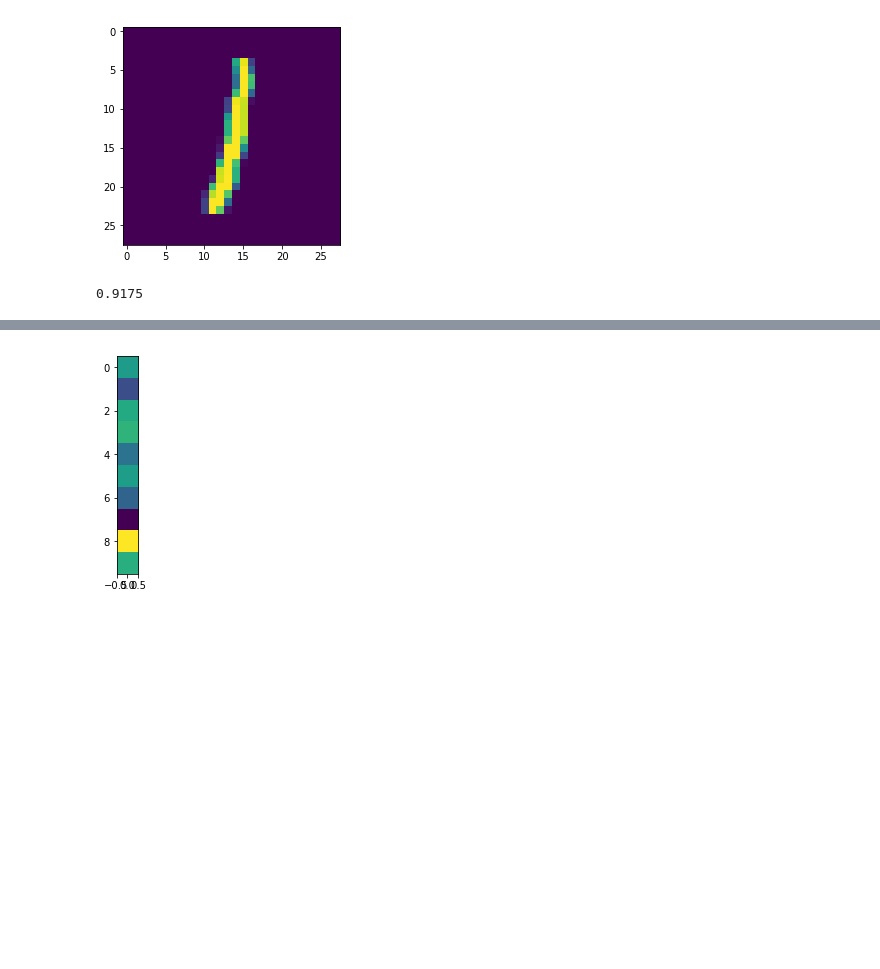
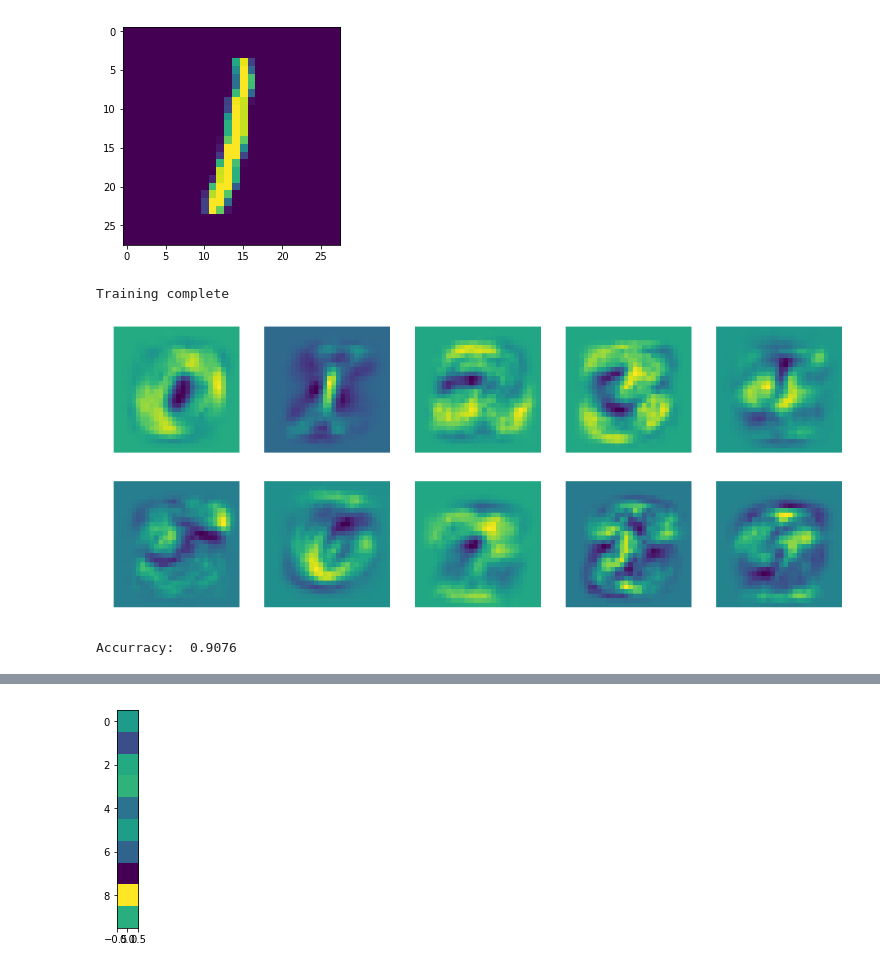
Before and after one commit to toronto-ai/workshops, a Jupyter notebook: python/tensorflow/TensorflowWorkshop.ipynb, the cells around one changed output, grey strips where cells are left out. Cells and saved outputs as stored; diff of their text form; code cells hidden in the pictures; blank space fills up the shorter version.

Commit message:
Tensorflow tutorial updated

```diff
--- a/python/tensorflow/TensorflowWorkshop.ipynb
+++ b/python/tensorflow/TensorflowWorkshop.ipynb
@@ -79,34 +91,58 @@ model_y   = tf.matmul(samples_x, weights_w) + biases_b
 # %%
+
+resetWeightsAndBias()
 
 cross_entropy = tf.reduce_mean(
       tf.nn.softmax_cross_entropy_with_logits(labels=labels_y, logits=model_y))
 
 
 # The raw formulation of cross-entropy,
 #
 #   tf.reduce_mean(-tf.reduce_sum(y_ * tf.log(tf.nn.softmax(y)),
 #                                 reduction_indices=[1]))
 #
 # can be numerically unstable.
 #
 # So here we use tf.nn.softmax_cross_entropy_with_logits on the raw
 # outputs of 'y', and then average across the batch.
 train_step = tf.train.GradientDescentOptimizer(0.5).minimize(cross_entropy)
 
+# This tensor will be used to display the weights as an image on screen.
+reshapedWeights = tf.reshape(tf.transpose(tf.slice(weights_w, [0,0], [784,10])), [10,28,28])
+
 sess = tf.InteractiveSession()
 tf.global_variables_initializer().run()
+matplotlib.rcParams['figure.figsize'] = (20.0, 8.0)
+
 # Train
-for _ in range(1000):
-    batch_xs, batch_ys = mnist.train.next_batch(100)
-    sess.run(train_step, feed_dict={samples_x: batch_xs, labels_y: batch_ys})
+numRounds = 400  # Try adjusting the number of training rounds.
+results = []
+for i in range(numRounds):
+    batch_xs, batch_ys = mnist.train.next_batch(60)    # Try adjusting the batch size.
+    results = sess.run([train_step, reshapedWeights], feed_dict={samples_x: batch_xs, labels_y: batch_ys})
 
-# Test trained model
-correct_prediction = tf.equal(tf.argmax(model_y, 1), tf.argmax(labels_y, 1))
-accuracy = tf.reduce_mean(tf.cast(correct_prediction, tf.float32))
-print(sess.run(accuracy, feed_dict={samples_x: mnist.test.images,
-                                  labels_y: mnist.test.labels}))
+    # show some output with every Xth round
+    x = 1
+    if i % x == 0 and (i < 30):
+        visualize(results[1])
+        clear_output(True) if i + x < numRounds else 0
+        plot.show()
+
+
+clear_output(True)
+visualize(results[1])
+print('Training complete')
 # %% [output]
-0.9175
+Training complete
+[figure, added]
+# %%
+# How did the training go?  Let's check the accurracy
+correct_prediction = tf.equal(tf.argmax(model_y, 1), tf.argmax(labels_y, 1))
+accuracy = tf.reduce_mean(tf.cast(correct_prediction, tf.float32))
+print("Accurracy: ", sess.run(accuracy, feed_dict={samples_x: mnist.test.images,
+                                  labels_y: mnist.test.labels}))
+# %% [output]
+Accurracy:  0.9076
 # %%
 # Let's take a look at the trained weights for the handwritten digit 8
 trainedWeights = tf.transpose(tf.slice(weights_w, [0,8], [784,1])).eval().reshape(28,28)
```
Also changed, not shown: parts of 8 cells of this notebook.
